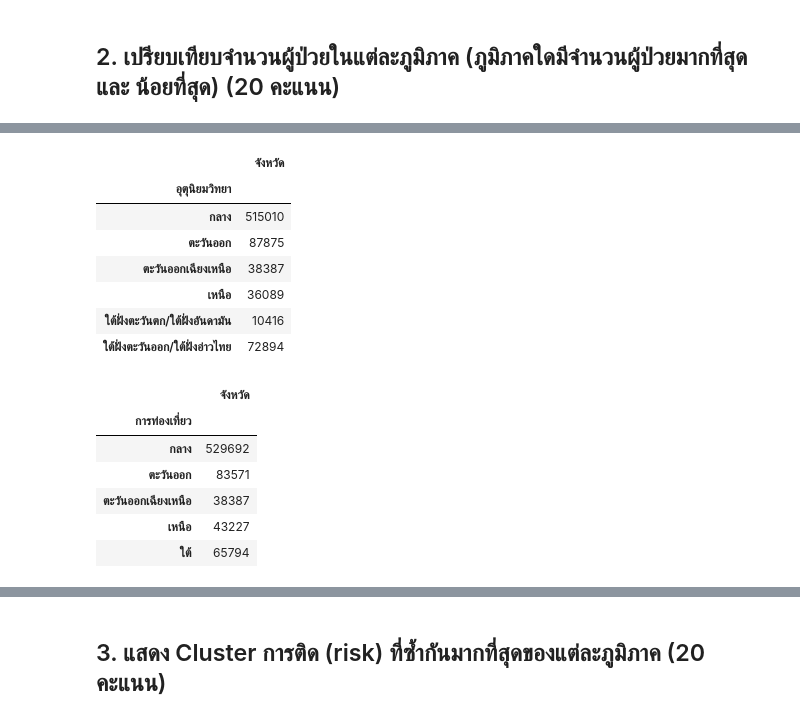
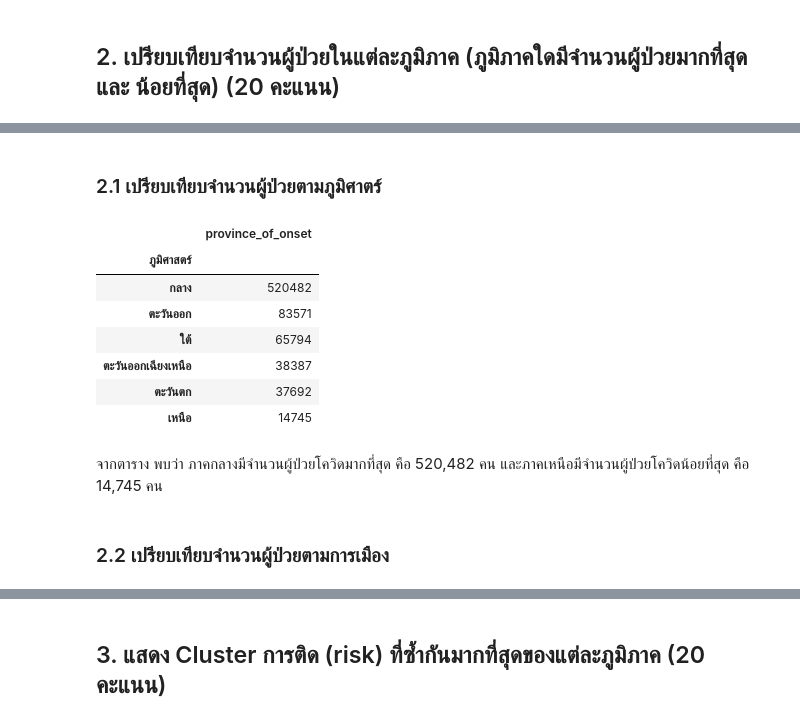
Before and after one commit to 623021000-1thaksina/data_viz_2022, a Jupyter notebook: BasicPython&DataViz_midterm2022.ipynb, the cells around one changed output, grey strips where cells are left out. Cells and saved outputs as stored; diff of their text form; code cells hidden in the pictures.

```diff
--- a/BasicPython&DataViz_midterm2022.ipynb
+++ b/BasicPython&DataViz_midterm2022.ipynb
@@ -512,23 +449,18 @@ Ans_การเมือง.iloc[:,-4:-3]
-# %%
-Ans_อุตุนิยมวิทยา = data.groupby('อุตุนิยมวิทยา').count()
-Ans_อุตุนิยมวิทยา.iloc[:,-4:-3]
-# %% [output]
-|  | จังหวัด |
-| อุตุนิยมวิทยา |  |
-| กลาง | 515010 |
-| ตะวันออก | 87875 |
-| ตะวันออกเฉียงเหนือ | 38387 |
-| เหนือ | 36089 |
-| ใต้ฝั่งตะวันตก/ใต้ฝั่งอันดามัน | 10416 |
-| ใต้ฝั่งตะวันออก/ใต้ฝั่งอ่าวไทย | 72894 |
-# %%
-Ans_การท่องเที่ยว = data.groupby('การท่องเที่ยว').count()
-Ans_การท่องเที่ยว.iloc[:,-4:-3]
-# %% [output]
-|  | จังหวัด |
-| การท่องเที่ยว |  |
-| กลาง | 529692 |
-| ตะวันออก | 83571 |
-| ตะวันออกเฉียงเหนือ | 38387 |
-| เหนือ | 43227 |
-| ใต้ | 65794 |
+# %% [markdown]
+### 2.1 เปรียบเทียบจำนวนผู้ป่วยตามภูมิศาตร์
+# %%
+Ans_geography = data.groupby('ภูมิศาสตร์').count().sort_values(by=['province_of_onset'],ascending=False) # จำนวนผู้ป่วยโควิดจาก province_of_onset ของแต่ละภาคตามภูมิศาสตร์ โดยเรียงลำดับจากมาก-น้อย
+Ans_geography.iloc[:,-6:-5] # แสดงจำนวนผู้ป่วยโควิดในแต่ละภาค
+# %% [output]
+|  | province_of_onset |
+| ภูมิศาสตร์ |  |
+| กลาง | 520482 |
+| ตะวันออก | 83571 |
+| ใต้ | 65794 |
+| ตะวันออกเฉียงเหนือ | 38387 |
+| ตะวันตก | 37692 |
+| เหนือ | 14745 |
+# %% [markdown]
+จากตาราง พบว่า ภาคกลางมีจำนวนผู้ป่วยโควิดมากที่สุด คือ 520,482 คน และภาคเหนือมีจำนวนผู้ป่วยโควิดน้อยที่สุด คือ 14,745 คน
+# %% [markdown]
+### 2.2 เปรียบเทียบจำนวนผู้ป่วยตามการเมือง
```
Also changed, not shown: parts of 104 cells of this notebook.
